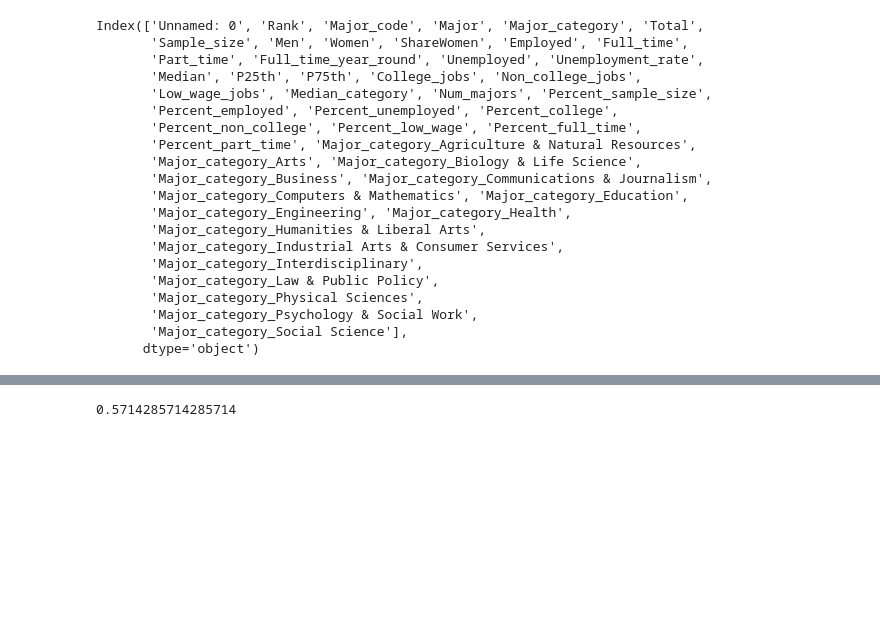
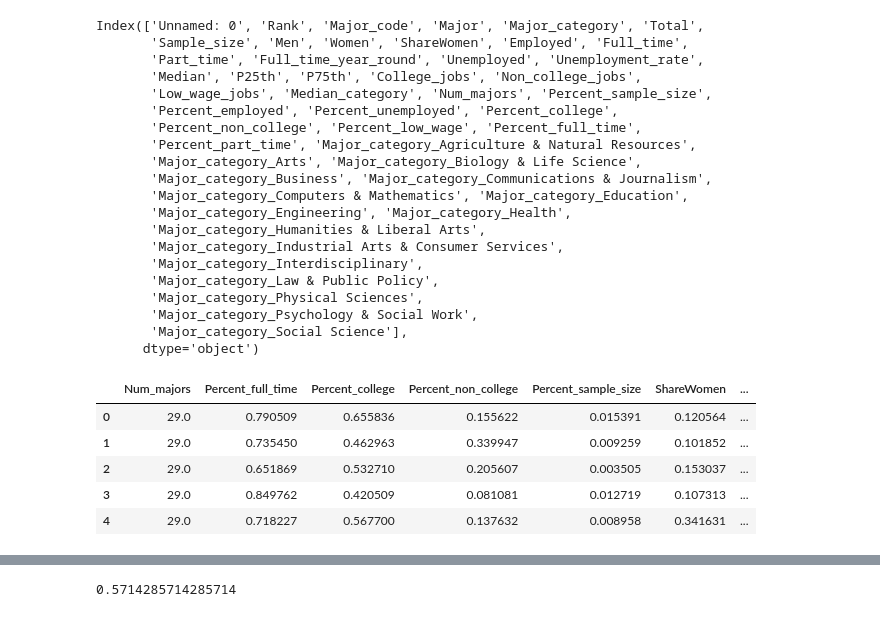
Before and after one commit to siennawishart/MSCI-446-Project, a Jupyter notebook: Supervised Learning/NB.ipynb, the cells around one changed output, grey strips where cells are left out. Drawn from its saved outputs; the diff is of its cells as text; code cells hidden in the pictures; blank space fills up the shorter version.

```diff
--- a/Supervised Learning/NB.ipynb
+++ b/Supervised Learning/NB.ipynb
@@ -86,3 +94,12 @@ features["Major_category"] = le2.fit_transform(df["Major_category"])
 # %%
 # split into train and test sets
 X_train, X_test, y_train, y_test = train_test_split(features, medians, test_size=0.2, random_state=42)
+# %%
+features.head()
+# %% [output]
+|  | Num_majors | Percent_full_time | Percent_college | Percent_non_college | Percent_sample_size | ShareWomen | ... |
+| 0 | 29.0 | 0.790509 | 0.655836 | 0.155622 | 0.015391 | 0.120564 | ... |
+| 1 | 29.0 | 0.735450 | 0.462963 | 0.339947 | 0.009259 | 0.101852 | ... |
+| 2 | 29.0 | 0.651869 | 0.532710 | 0.205607 | 0.003505 | 0.153037 | ... |
+| 3 | 29.0 | 0.849762 | 0.420509 | 0.081081 | 0.012719 | 0.107313 | ... |
+| 4 | 29.0 | 0.718227 | 0.567700 | 0.137632 | 0.008958 | 0.341631 | ... |
```
Also changed, not shown: parts of 8 cells of this notebook, 1 other file.
